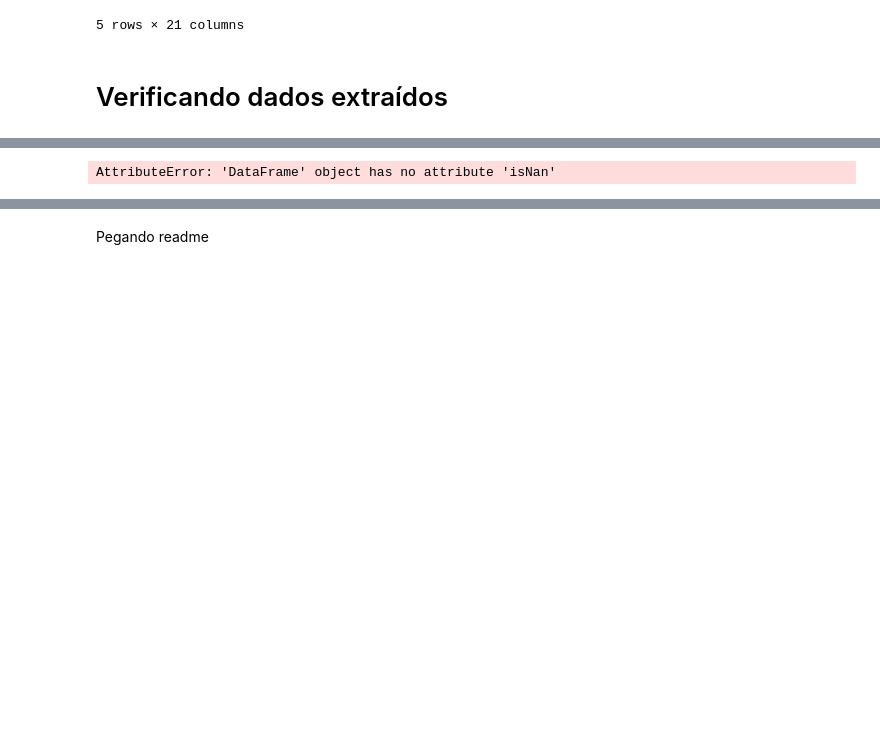
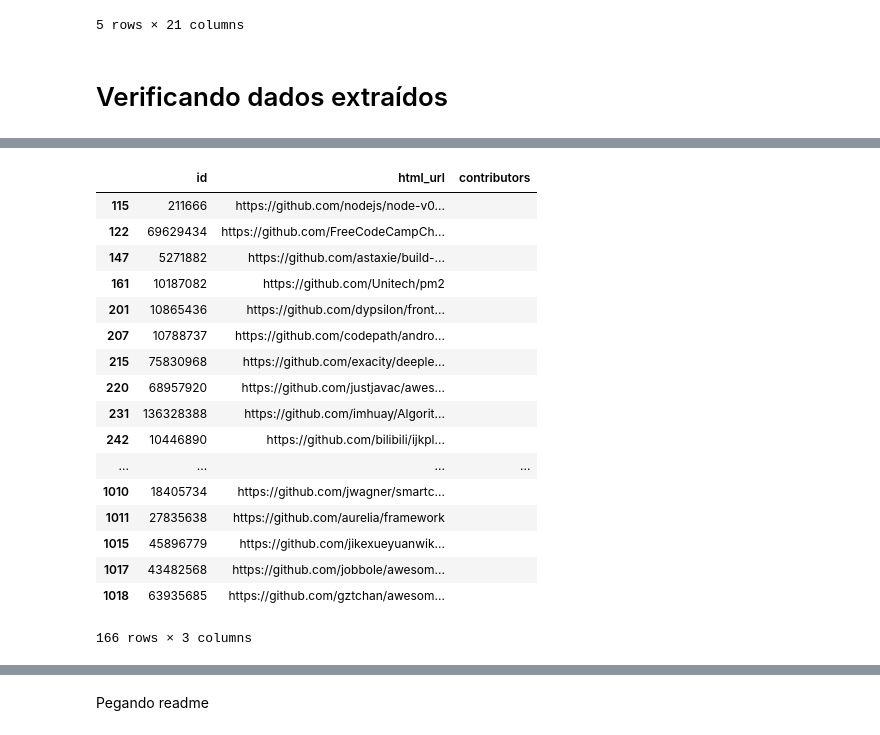
Before and after one commit to Lorenaps/replicacao-pesquisa, a Jupyter notebook: extracao_dados/search_github_api.ipynb, the cells around one changed output, grey strips where cells are left out. Cells and saved outputs as stored; diff of their text form; code cells hidden in the pictures; blank space fills up the shorter version.

```diff
--- a/extracao_dados/search_github_api.ipynb
+++ b/extracao_dados/search_github_api.ipynb
@@ -218,7 +218,7 @@ from github import Repository
 from github import ContentFile
 from bs4 import BeautifulSoup as bs
 # %%
-token = '33449740798fb62fa5f9117251bc0a00385f34de'
+token = 'token'
 # %%
 g = Github(token)
 # %%
@@ -279,18 +279,20 @@ id_repos
 1019     29900673
 Name: id, Length: 1020, dtype: int64
 # %%
-def get_contributors(url_repo):
+def get_contributors(url_repo, indice):
     page = requests.get(url_repo)
     page_parse = bs(page.text, 'html.parser')
     lista = page_parse.findAll('span', attrs={'class': 'num text-emphasized'})
 
-    text = lista[3].text
+    text = lista[indice].text
     contributors = text.replace(" ", "").replace("\n", "").replace(",", "")
     #contributors = int(contributors)
 
     return(contributors)
 # %%
 it = 0
+indice = 3 # todo: explicar o pq desse indice
+
 for id_repo in id_repos:
 
     it = it + 1
@@ -309,7 +311,7 @@ for id_repo in id_repos:
     url_repo = resultados_csv.loc[resultados_csv["id"] == id_repo]['html_url'].to_list()[0]
     print("Url: ", url_repo)
 
-    contributors = get_contributors(url_repo)
+    contributors = get_contributors(url_repo, indice)
     print("Contributors: ", contributors)
 
     print("Atualizando data frame :)")
@@ -372,4 +402,21 @@ contributors_faill
-# %%
-resultados_csv.isNan()
-# %% [output]
-AttributeError: 'DataFrame' object has no attribute 'isNan'
+# %%
+contributors_faill[['id', 'html_url', 'contributors']]
+# %% [output]
+|  | id | html_url | contributors |
+| 115 | 211666 | https://github.com/nodejs/node-v0... |  |
+| 122 | 69629434 | https://github.com/FreeCodeCampCh... |  |
+| 147 | 5271882 | https://github.com/astaxie/build-... |  |
+| 161 | 10187082 | https://github.com/Unitech/pm2 |  |
+| 201 | 10865436 | https://github.com/dypsilon/front... |  |
+| 207 | 10788737 | https://github.com/codepath/andro... |  |
+| 215 | 75830968 | https://github.com/exacity/deeple... |  |
+| 220 | 68957920 | https://github.com/justjavac/awes... |  |
+| 231 | 136328388 | https://github.com/imhuay/Algorit... |  |
+| 242 | 10446890 | https://github.com/bilibili/ijkpl... |  |
+| ... | ... | ... | ... |
+| 1010 | 18405734 | https://github.com/jwagner/smartc... |  |
+| 1011 | 27835638 | https://github.com/aurelia/framework |  |
+| 1015 | 45896779 | https://github.com/jikexueyuanwik... |  |
+| 1017 | 43482568 | https://github.com/jobbole/awesom... |  |
+| 1018 | 63935685 | https://github.com/gztchan/awesom... |  |
+166 rows × 3 columns
```
Also changed, not shown: parts of 14 cells of this notebook, 1 other file.
